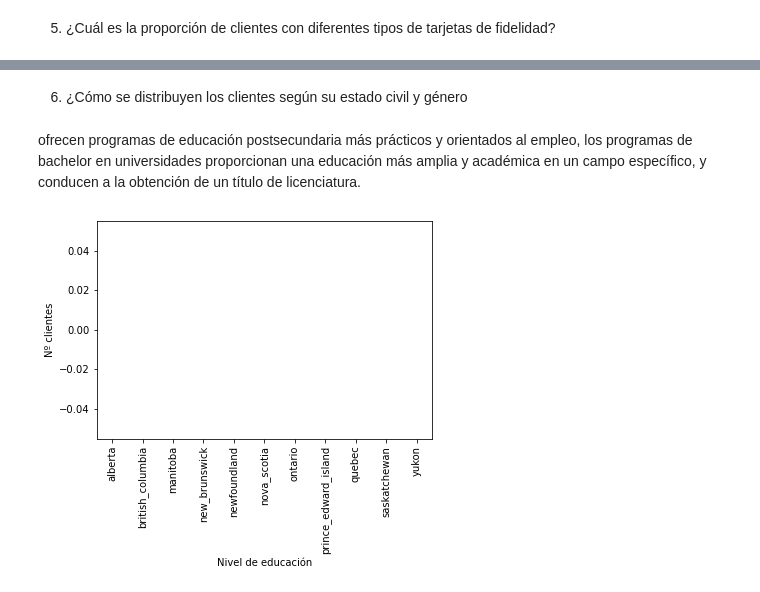
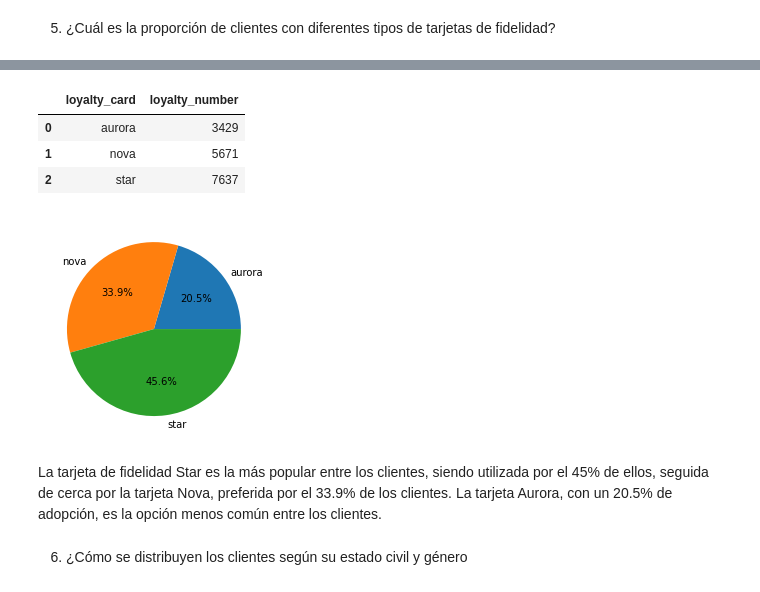
Before and after one commit to Adalab/bda-modulo-3-evaluacion-final-mirnaospinobarrios, a Jupyter notebook: bda-modulo-3.ipynb, the cells around one changed output, grey strips where cells are left out. Cells and saved outputs as stored; diff of their text form; code cells hidden in the pictures.

```diff
--- a/bda-modulo-3.ipynb
+++ b/bda-modulo-3.ipynb
@@ -801,2 +792,2 @@ df_max.shape[0]
 # %%
-df_max.groupby("loyalty_card").count()
+df_proporcion = df_max.groupby('loyalty_card')["loyalty_number"].count().reset_index()
@@ -818,4 +794,15 @@ Proporcion_clientes_tarjeta
+# %%
+df_proporcion
+# %% [output]
+|  | loyalty_card | loyalty_number |
+| 0 | aurora | 3429 |
+| 1 | nova | 5671 |
+| 2 | star | 7637 |
+# %%
+plt.pie("loyalty_number", labels= "loyalty_card",data = df_proporcion, autopct=  '%1.1f%%');
+# %% [output]
+[figure, added]
+# %% [markdown]
+La tarjeta de fidelidad Star es la más popular entre los clientes, siendo utilizada por el 45% de ellos, seguida de cerca por la tarjeta Nova, preferida por el 33.9% de los clientes. La tarjeta Aurora, con un 20.5% de adopción, es la opción menos común entre los clientes.
 # %% [markdown]
 6. ¿Cómo se distribuyen los clientes según su estado civil y género
-# %% [markdown]
-ofrecen programas de educación postsecundaria más prácticos y orientados al empleo, los programas de bachelor en universidades proporcionan una educación más amplia y académica en un campo específico, y conducen a la obtención de un título de licenciatura.
@@ -824,27 +808,0 @@ sns.barplot(data =df_2017_resultado, x="month", y="flights_booked")
-# %%
-# volvemos a construir la gráfica usando un 'sns.countplot()'
-# en este caso hemos añadido el parámetro 'order' para ordenar el nombre de las etiquetas y que aparezcan las barras de mayor cantidad a menor.
-sns.countplot(x = "loyalty_number",
-              data = df_customers_per_province,
-              color = "c",
-              order = ['alberta',
-    'british_columbia',
-    'manitoba',
-    'new_brunswick',
-    'newfoundland',
-    'nova_scotia',
-    'ontario',
-    'prince_edward_island',
-    'quebec',
-    'saskatchewan',
-    'yukon'])
-
-# giramos las etiquetas del eje "x", en este caso a 90º. En este caso solo vamos a usar el parámetro 'rotation',
-# más adelante veremos mas ejemplos para usar los otros parámetros.
-plt.xticks(rotation = 90)
-
-# cambiamos el nombre de los ejes usando los métodos 'plt.ylabel()' y 'plt.xlabel()' ya que estamos creando solo una gráfica
-plt.xlabel("Nivel de educación")
-plt.ylabel("Nº clientes");
-# %% [output]
-[figure, removed]
```
Also changed, not shown: parts of 51 cells of this notebook.
